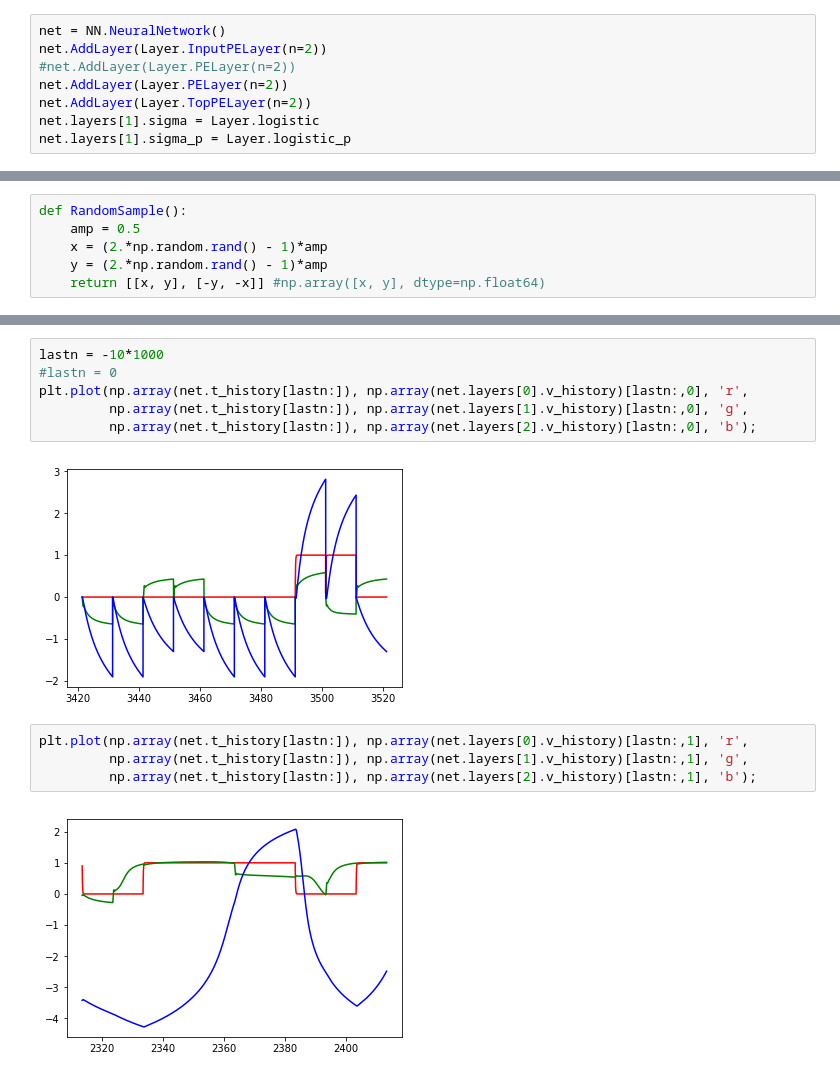
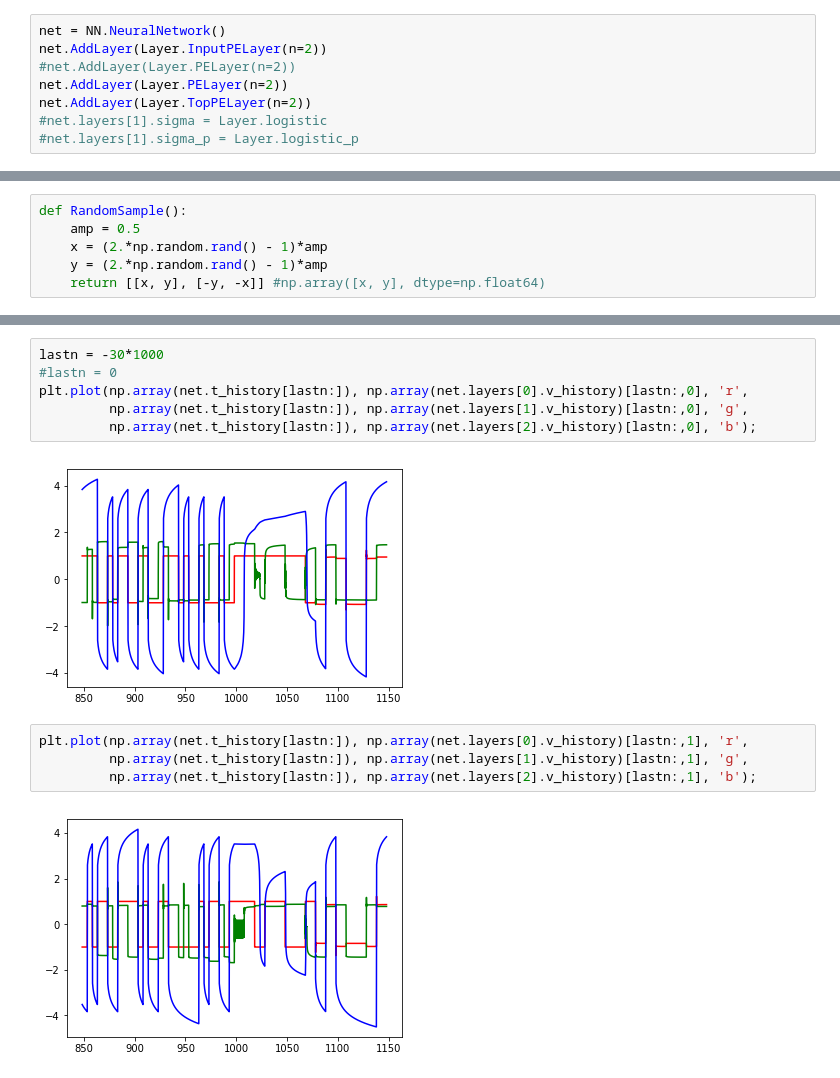
Before and after one commit to jorchard/peBogacz, a Jupyter notebook: python/runme1.ipynb, the cells around one changed output, grey strips where cells are left out. Cells and saved outputs as stored; diff of their text form.

```diff
--- a/python/runme1.ipynb
+++ b/python/runme1.ipynb
@@ -24,8 +24,8 @@ net.AddLayer(Layer.InputPELayer(n=2))
 #net.AddLayer(Layer.PELayer(n=2))
 net.AddLayer(Layer.PELayer(n=2))
 net.AddLayer(Layer.TopPELayer(n=2))
-net.layers[1].sigma = Layer.logistic
-net.layers[1].sigma_p = Layer.logistic_p
+#net.layers[1].sigma = Layer.logistic
+#net.layers[1].sigma_p = Layer.logistic_p
 # %%
 net.SetIdentityWeights()
 net.M[0] += torch.normal( mean=torch.zeros_like(net.M[0]) )/2.
@@ -67,17 +75,17 @@ print(y,np.array(yy))
 # %%
-lastn = -10*1000
+lastn = -30*1000
 #lastn = 0
 plt.plot(np.array(net.t_history[lastn:]), np.array(net.layers[0].v_history)[lastn:,0], 'r',
          np.array(net.t_history[lastn:]), np.array(net.layers[1].v_history)[lastn:,0], 'g',
          np.array(net.t_history[lastn:]), np.array(net.layers[2].v_history)[lastn:,0], 'b');
 # %% [output]
-[figure, old version]
+[figure, new version]
 # %%
 plt.plot(np.array(net.t_history[lastn:]), np.array(net.layers[0].v_history)[lastn:,1], 'r',
          np.array(net.t_history[lastn:]), np.array(net.layers[1].v_history)[lastn:,1], 'g',
          np.array(net.t_history[lastn:]), np.array(net.layers[2].v_history)[lastn:,1], 'b');
 # %% [output]
-[figure, old version]
+[figure, new version]
 # %%
 plt.plot(np.array(net.t_history[lastn:]), np.array(net.layers[0].e_history)[lastn:,0], 'r',
          np.array(net.t_history[lastn:]), np.array(net.layers[1].e_history)[lastn:,0], 'g');
```
Also changed, not shown: parts of 7 cells of this notebook, 3 other files.
